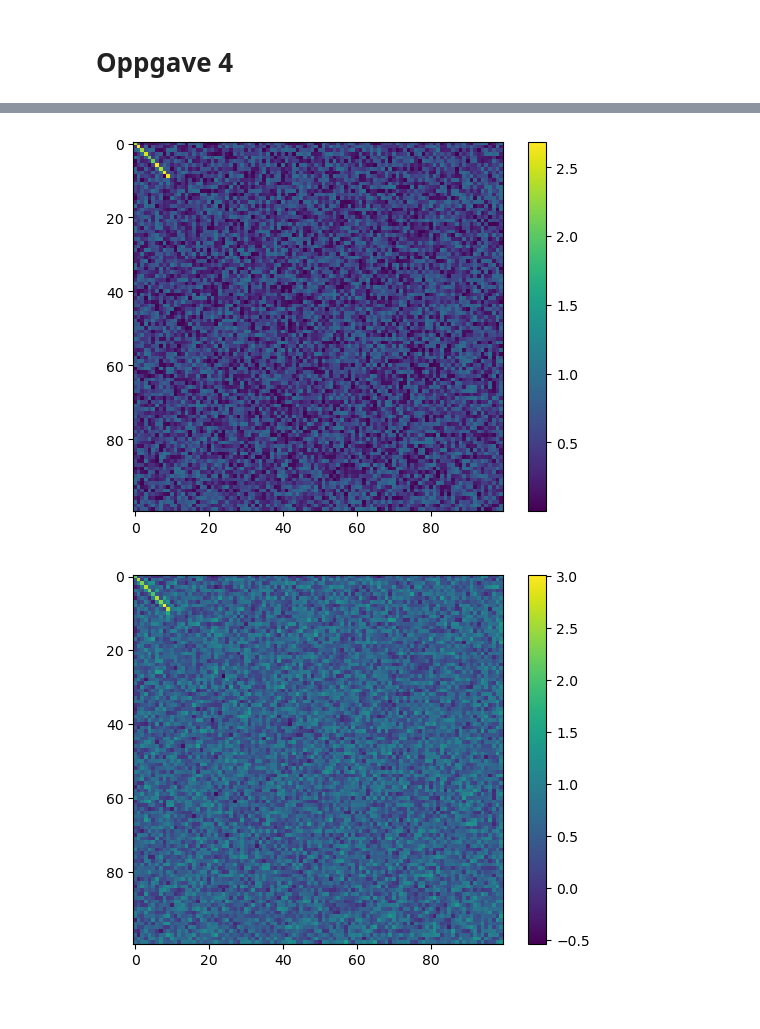
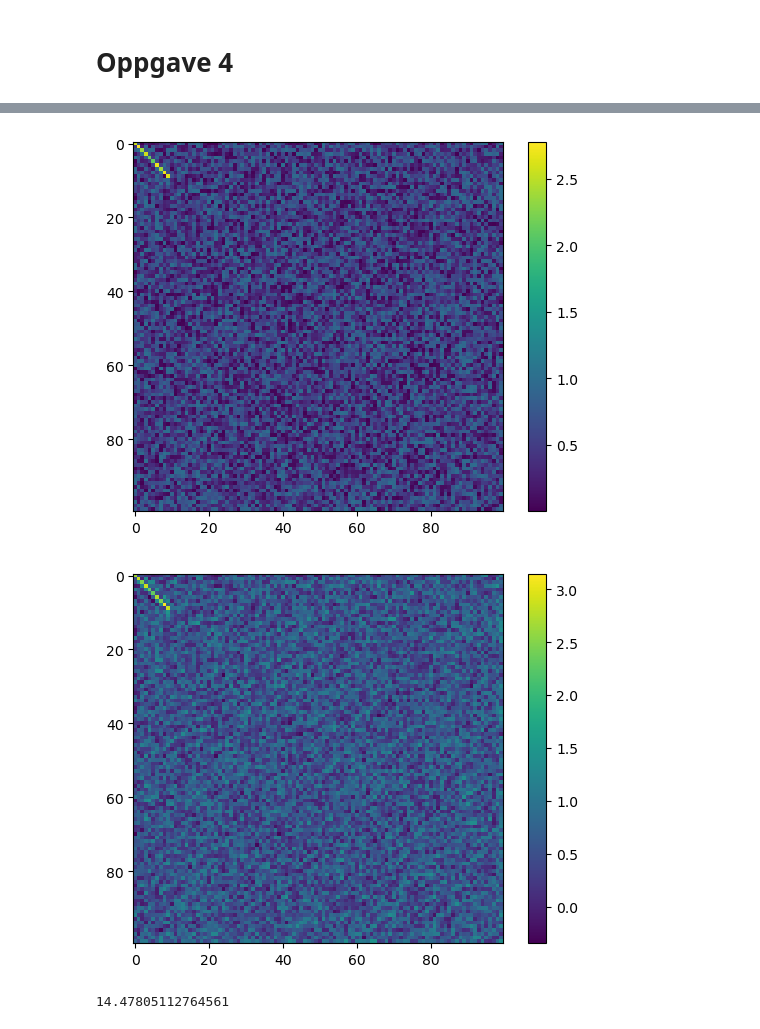
Before and after one commit to albertbayazidi/Dynamic-Low-Rank-Approximations-and-Bidiagonalization, a Jupyter notebook: test.ipynb, the cells around one changed output, grey strips where cells are left out. Drawn from its saved outputs; the diff is of its cells as text; code cells hidden in the pictures.

```diff
--- a/test.ipynb
+++ b/test.ipynb
@@ -80,10 +112,10 @@ print(np.linalg.norm(Yt[-1,:,:]-A_f))
 t0 = 0
 h = 0.1
 tol = 1.e-5
-k = 50
+k = 100
 tf = 0.2
 
-A0 = ex.A(t0)
+A0 = ex.A(0.2)
 method = dlr.second_order_method
 
 Y,j = vssi.variable_solver(t0,tf,A0,tol,h,method,k)
@@ -91,10 +141,15 @@ Yt = vssi.format_result(A0,Y)
 # %%
-plt.imshow(A0)
+Aend = ex.A(0.2)
+plt.imshow(Aend)
 plt.colorbar()
 plt.show()
 plt.imshow(Yt[-1,:,:])
 plt.colorbar()
 plt.show()
 # %% [output]
-[figure, old version]
+[figure, new version]
-[figure, old version]
+[figure, new version]
+# %%
+np.linalg.norm(Yt[-1,:,:]-Aend)
+# %% [output]
+14.47805112764561
```
Also changed, not shown: parts of 3 cells of this notebook, 1 other file.
